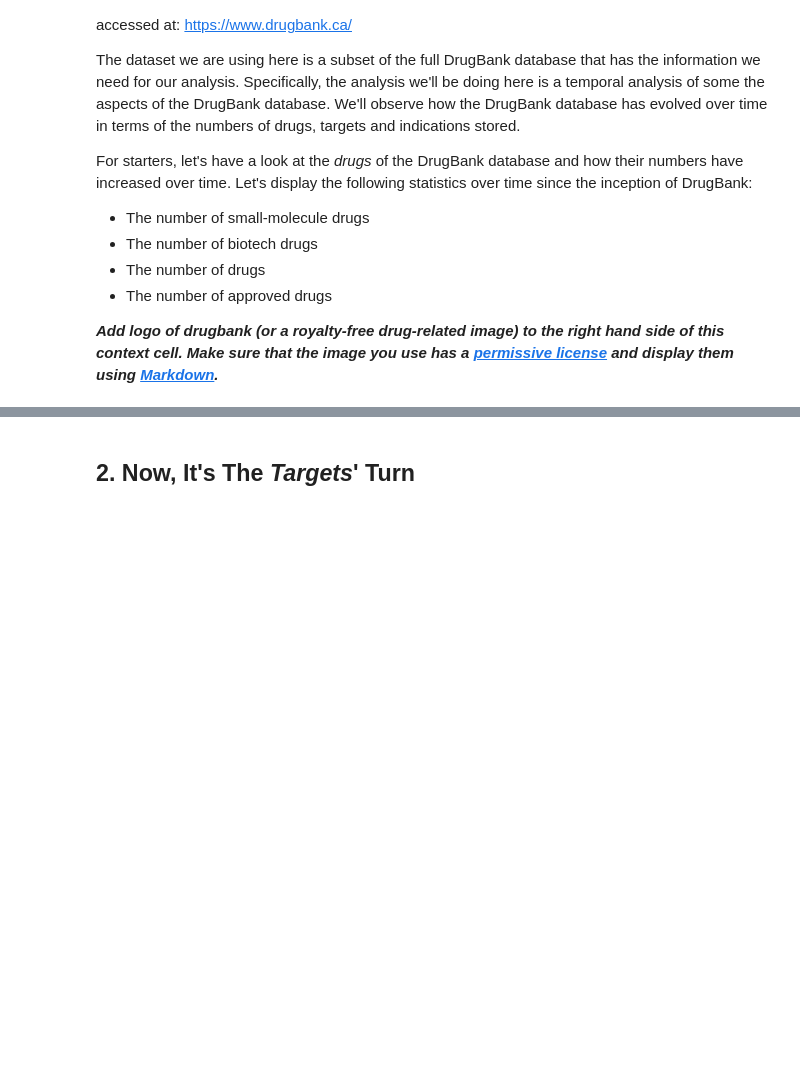
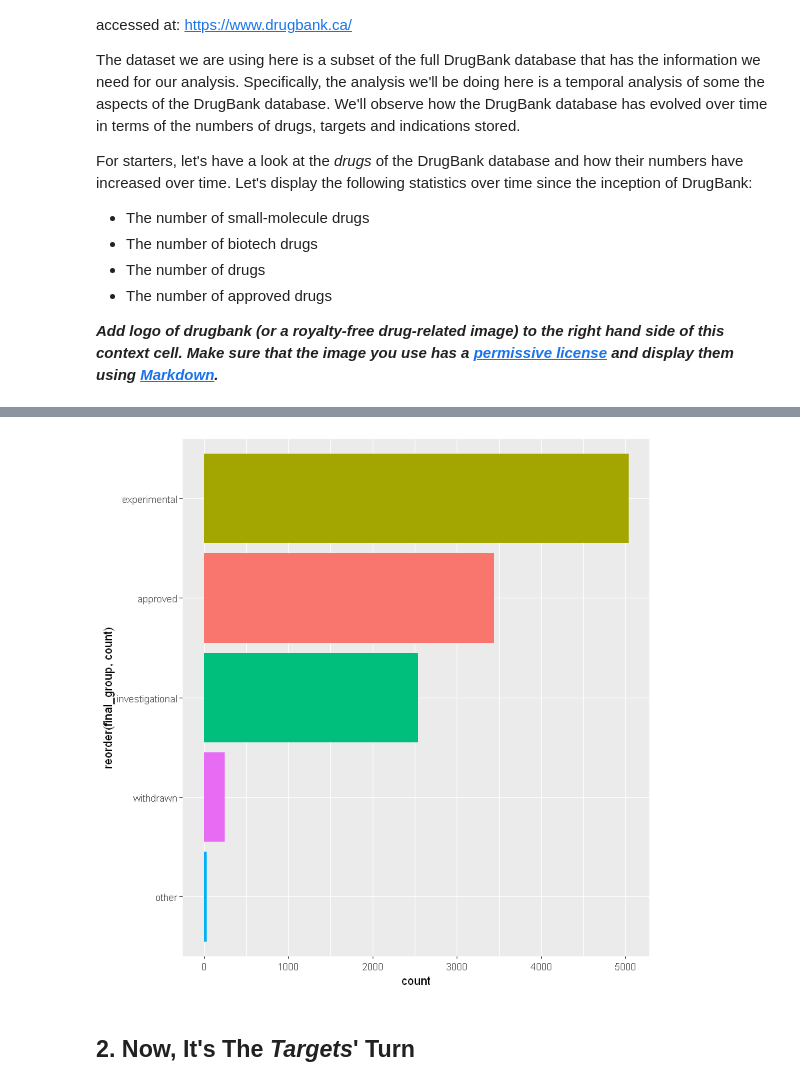
Before and after one commit to Dainanahan/Datacamp-Assignments, a Jupyter notebook: datacamp_project_drugbank_temporal_analysis.ipynb, the cells around one changed output, grey strips where cells are left out. Saved outputs shown, nothing was run; the diff lists cells and outputs as text; code cells hidden in the pictures; blank space fills up the shorter version.

```diff
--- a/datacamp_project_drugbank_temporal_analysis.ipynb
+++ b/datacamp_project_drugbank_temporal_analysis.ipynb
@@ -117,3 +196,51 @@ For starters, let's have a look at the *drugs* of the DrugBank database and how
+# %%
+# ## original code ---------------------
+# ## groups distributions
+# groups %>%
+# group_by(text) %>%
+# summarize(count = n()) %>%
+# ggplot(aes(x = text, y = count, fill = count)) +
+# geom_bar(stat = "identity") +
+# coord_flip()
+# ## -----------------------------------
+
+## get all actual groups
+get_all_actual_groups <- function(x) {
+    ## apply the 'get_actual_group' function to each drug
+    x <- sapply(x, get_actual_group)
+
+    ## return the actual groups for all drugs
+    x
+}
+
+## get actual group for a single drug
+get_actual_group <- function(x) {
+    ## withdrawn > approved > investigational > experimental > other
+    if (grepl('withdrawn', x)) {               actual_group <- 'withdrawn'
+    } else if (grepl('approved', x)) {         actual_group <- 'approved'
+    } else if (grepl('investigational', x)) {  actual_group <- 'investigational'
+    } else if (grepl('experimental', x)) {     actual_group <- 'experimental'
+    } else {                                   actual_group <- 'other'}
+
+    ## return actual final tag for the drug
+    actual_group
+}
+
+## plot actual groups of the drugs
+groups %>%
+group_by(parent_key) %>%
+summarise(allgroups = paste(text, collapse=';')) %>%
+mutate(final_group = get_all_actual_groups(allgroups)) %>%
+group_by(final_group) %>%
+summarize(count = n()) %>%
+ggplot(aes(x = reorder(final_group,count),
+           y = count,
+           fill = letters[1:5])) +    ## alternative: fill = count
+geom_bar(stat = "identity") +
+guides(fill=FALSE) +    ## removes legend for the bar colors
+coord_flip()            ## switches the X and Y axes
+# %% [output]
+[figure, added]
 # %% [markdown]
 ## 2. Now, It's The *Targets*' Turn
 # %% [markdown]
```
Also changed, not shown: parts of 3 cells of this notebook, 1 other file.
